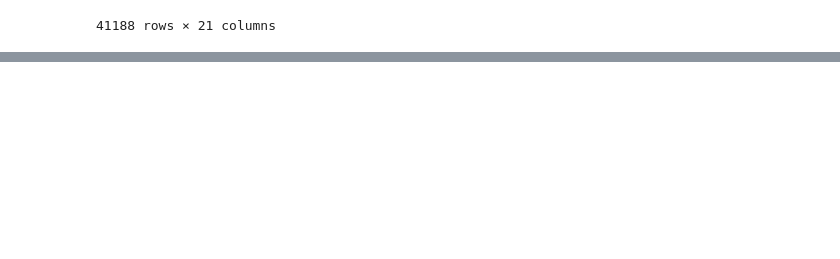
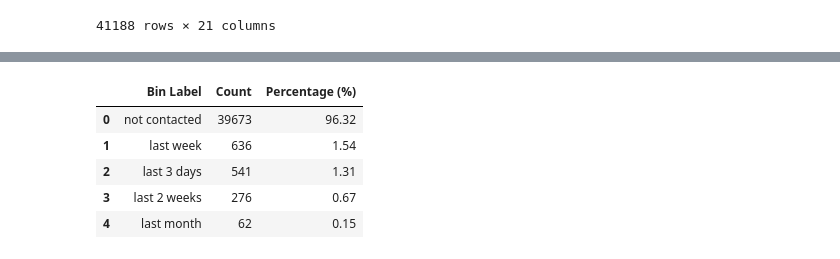
Before and after one commit to NitoBoritto/El_Farghaly_Bros., a Jupyter notebook: notebooks/expirement.ipynb, the cells around one changed output, grey strips where cells are left out. Saved outputs shown, nothing was run; the diff lists cells and outputs as text; code cells hidden in the pictures; blank space fills up the shorter version.

```diff
--- a/notebooks/expirement.ipynb
+++ b/notebooks/expirement.ipynb
@@ -237,0 +344,32 @@ standardize_text_columns(df)
+# %%
+def get_pdays_summary(df):
+
+    # Create a temporary series to hold labels
+    temp_series = df['pdays'].astype(object)
+
+    # 1. Identify and label the contacted group
+    mask = df['pdays'] != 999
+    temp_series.loc[mask] = pd.cut(
+        df.loc[mask, 'pdays'],
+        bins=[-1, 3, 7, 14, 30],
+        labels=['last 3 days', 'last week', 'last 2 weeks', 'last month']
+    )
+
+    # 2. Label the 'not contacted' group
+    temp_series.loc[df['pdays'] == 999] = 'not contacted'
+
+    # 3. Create the summary table
+    summary = temp_series.value_counts().reset_index()
+    summary.columns = ['Bin Label', 'Count']
+    summary['Percentage (%)'] = (summary['Count'] / len(df) * 100).round(2)
+
+    return summary
+
+get_pdays_summary(df)
+# %% [output]
+|  | Bin Label | Count | Percentage (%) |
+| 0 | not contacted | 39673 | 96.32 |
+| 1 | last week | 636 | 1.54 |
+| 2 | last 3 days | 541 | 1.31 |
+| 3 | last 2 weeks | 276 | 0.67 |
+| 4 | last month | 62 | 0.15 |
```
Also changed, not shown: parts of 12 cells of this notebook.
